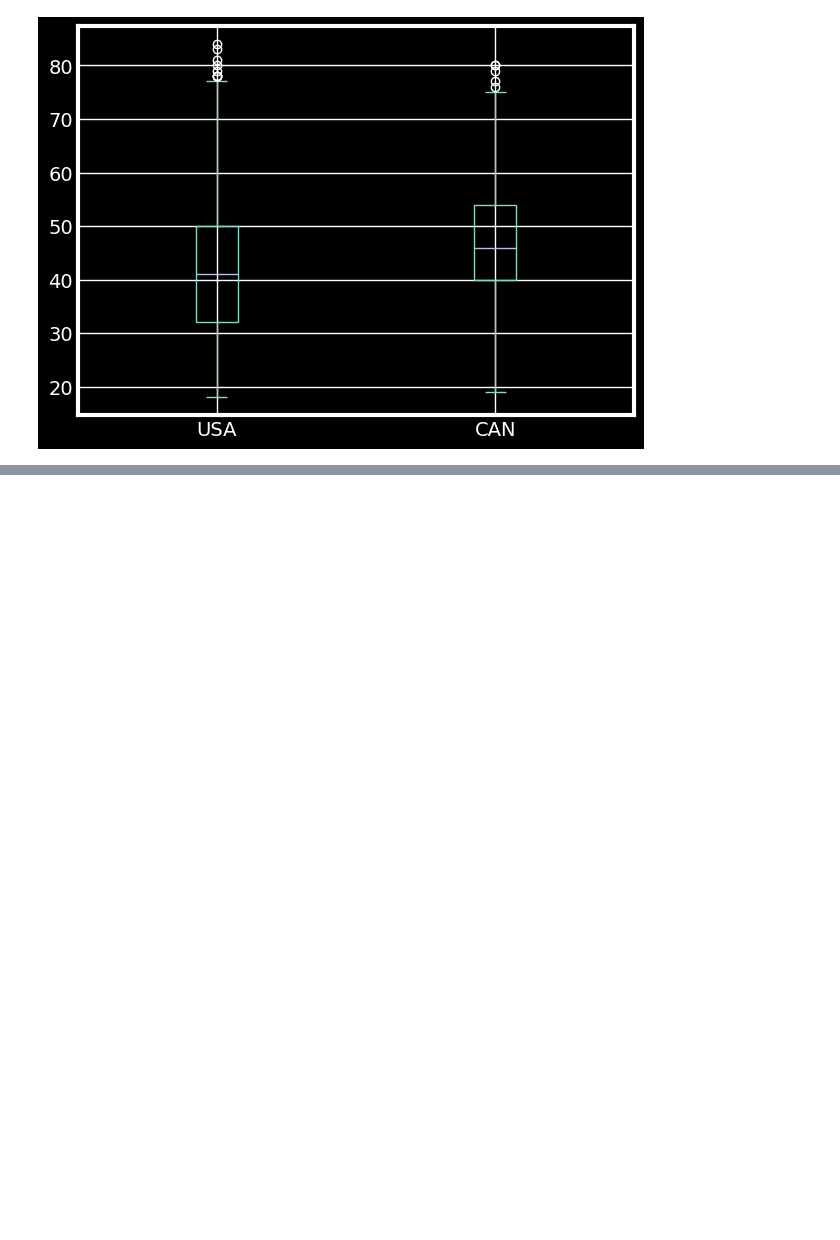
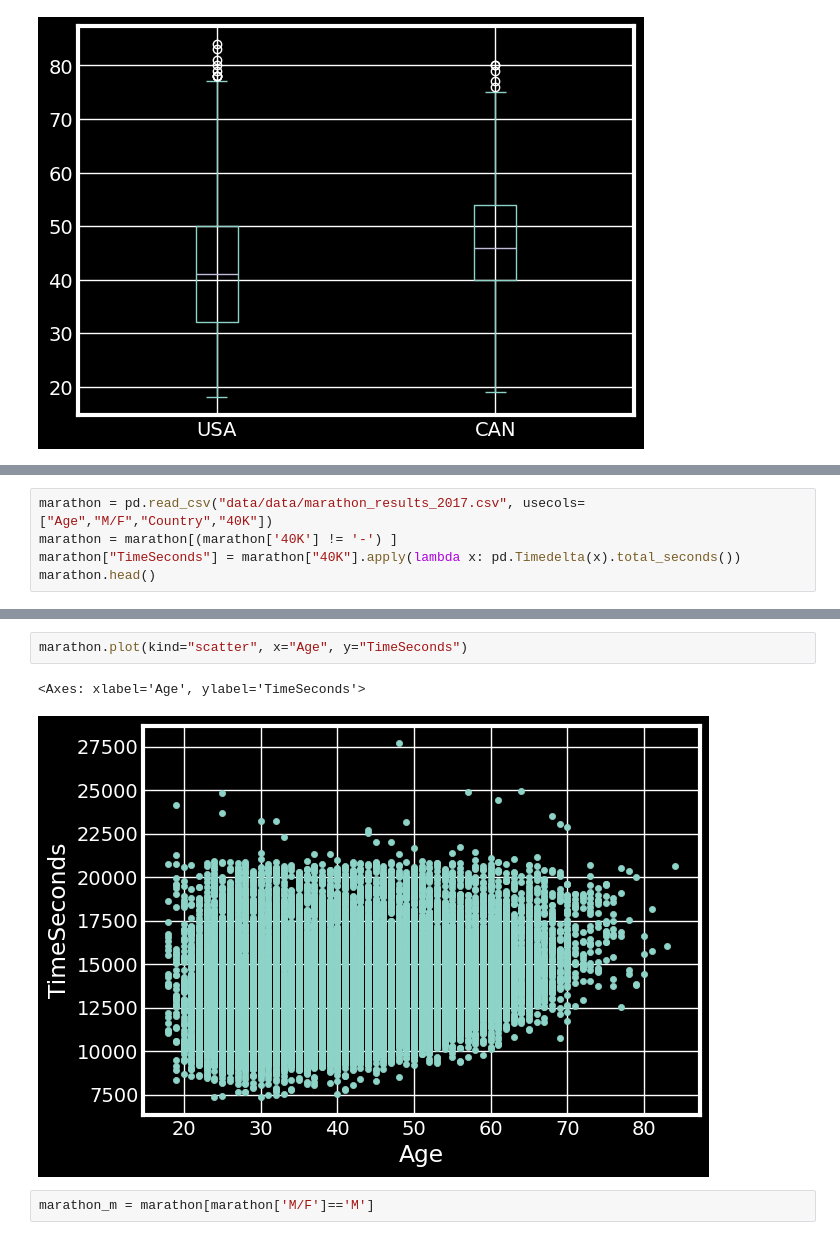
Before and after one commit to Byienio/Pandas_pg, a Jupyter notebook: AdvancedPlots.ipynb, the cells around one changed output, grey strips where cells are left out. Cells and saved outputs as stored; diff of their text form; blank space fills up the shorter version.

Commit message:
Scatter, hexbin and area plots

```diff
--- a/AdvancedPlots.ipynb
+++ b/AdvancedPlots.ipynb
@@ -327,0 +330,5 @@ df.plot(kind='box')
+# %%
+marathon = pd.read_csv("data/data/marathon_results_2017.csv", usecols=["Age","M/F","Country","40K"])
+marathon = marathon[(marathon['40K'] != '-') ]
+marathon["TimeSeconds"] = marathon["40K"].apply(lambda x: pd.Timedelta(x).total_seconds())
+marathon.head()
@@ -327,0 +342,7 @@ df.plot(kind='box')
+# %%
+marathon.plot(kind="scatter", x="Age", y="TimeSeconds")
+# %% [output]
+<Axes: xlabel='Age', ylabel='TimeSeconds'>
+[figure, added]
+# %%
+marathon_m = marathon[marathon['M/F']=='M']
```
Also changed, not shown: parts of 8 cells of this notebook.
